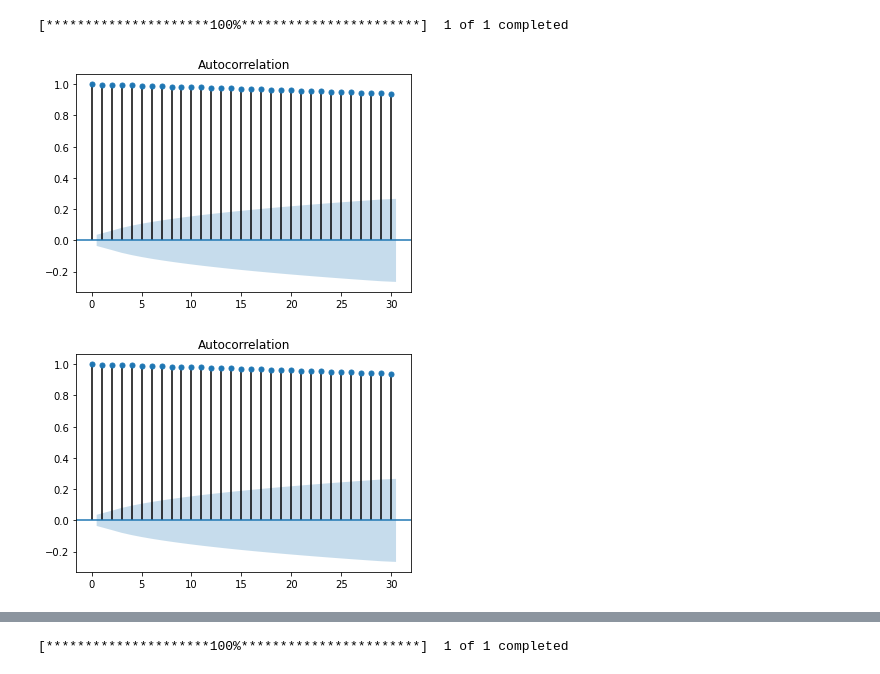
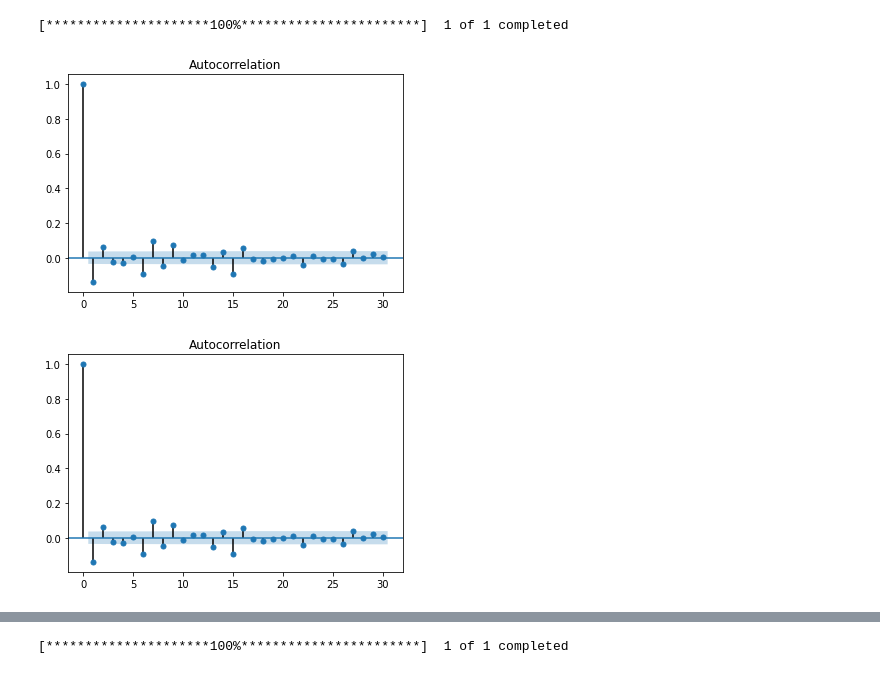
Before and after one commit to LauraCorredor7/Finanzas-Computacionales, a Jupyter notebook: Taller_3_Laura&Santiago.ipynb, the cells around one changed output, grey strips where cells are left out. Saved outputs shown, nothing was run; the diff lists cells and outputs as text; code cells hidden in the pictures.

```diff
--- a/Taller_3_Laura&Santiago.ipynb
+++ b/Taller_3_Laura&Santiago.ipynb
@@ -385,10 +385,10 @@ from statsmodels.tsa.api import acf, pacf, graphics
 from statsmodels.graphics.tsaplots import plot_acf
 from statsmodels.tsa.stattools import adfuller
 # %%
-plot_acf(precios3, lags=30)
+plot_acf(retornos3, lags=30)
 # %% [output]
-[figure, old version]
+[figure, new version]
-[figure, old version]
+[figure, new version]
 # %%
 # Test Dickey-Fuller
 # Prueba
```
Also changed, not shown: parts of 2 cells of this notebook.
